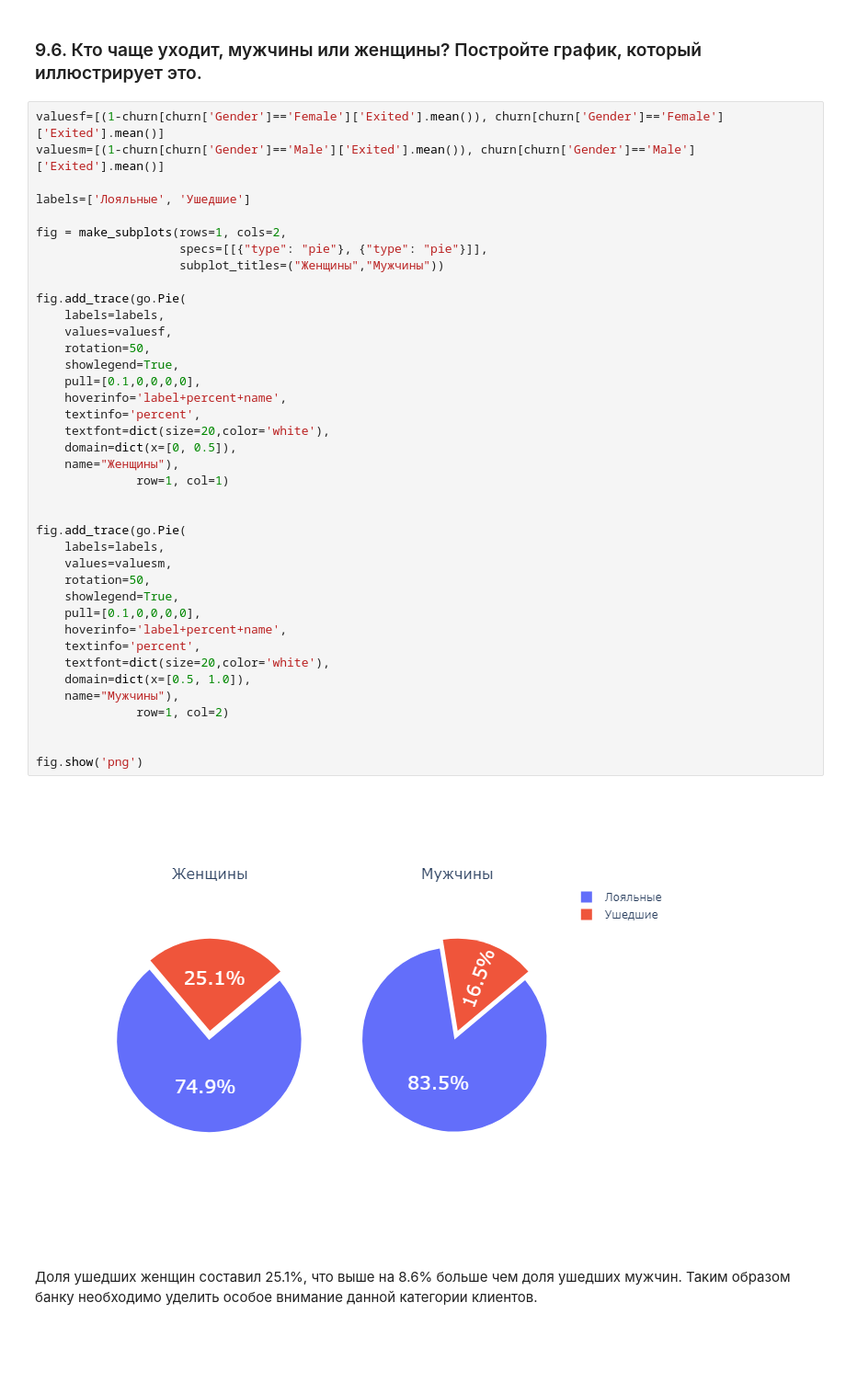
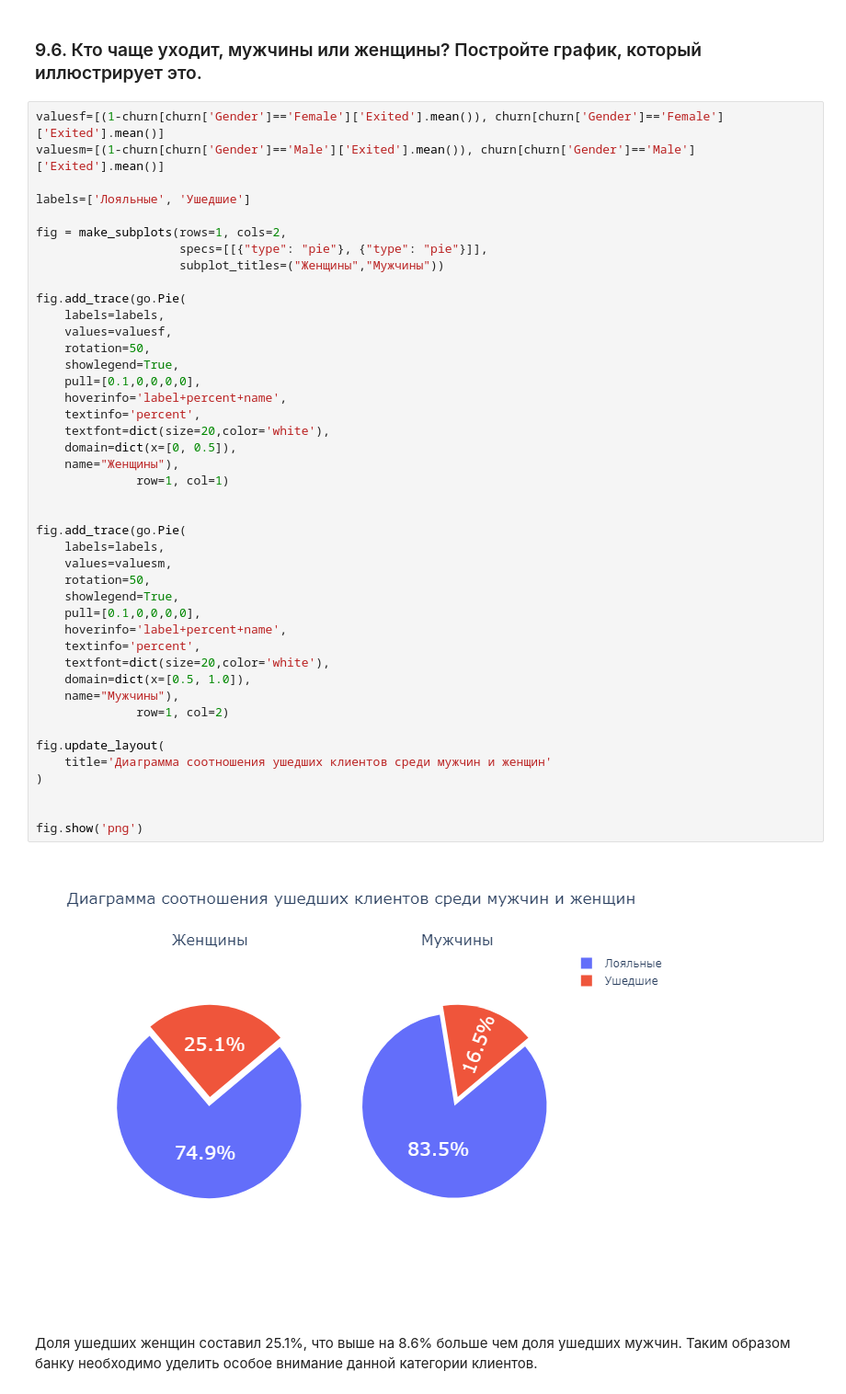
Before and after one commit to banzarkhan/sf_data_science, a Jupyter notebook: Homework/hw_13.9/13.9_hw.ipynb, the cells around one changed output. Shown at 92% size. Saved outputs shown, nothing was run; the diff lists cells and outputs as text; blank space fills up the shorter version.

```diff
--- a/Homework/hw_13.9/13.9_hw.ipynb
+++ b/Homework/hw_13.9/13.9_hw.ipynb
@@ -170,34 +170,38 @@ fig = make_subplots(rows=1, cols=2,
 fig.add_trace(go.Pie(
     labels=labels,
     values=valuesf,
     rotation=50,
     showlegend=True,
     pull=[0.1,0,0,0,0],
     hoverinfo='label+percent+name',
     textinfo='percent',
     textfont=dict(size=20,color='white'),
     domain=dict(x=[0, 0.5]),
     name="Женщины"),
               row=1, col=1)
 
 
 fig.add_trace(go.Pie(
     labels=labels,
     values=valuesm,
     rotation=50,
     showlegend=True,
     pull=[0.1,0,0,0,0],
     hoverinfo='label+percent+name',
     textinfo='percent',
     textfont=dict(size=20,color='white'),
     domain=dict(x=[0.5, 1.0]),
     name="Мужчины"),
               row=1, col=2)
 
+fig.update_layout(
+    title='Диаграмма соотношения ушедших клиентов среди мужчин и женщин'
+)
+
 
 fig.show('png')
 # %% [output]
-[figure, old version]
+[figure, new version]
 # %% [markdown]
 Доля ушедших женщин составил 25.1%, что выше на 8.6% больше чем доля ушедших мужчин. Таким образом банку необходимо уделить особое внимание данной категории клиентов.
 # %% [markdown]
```
Also changed, not shown: 2 other files.
